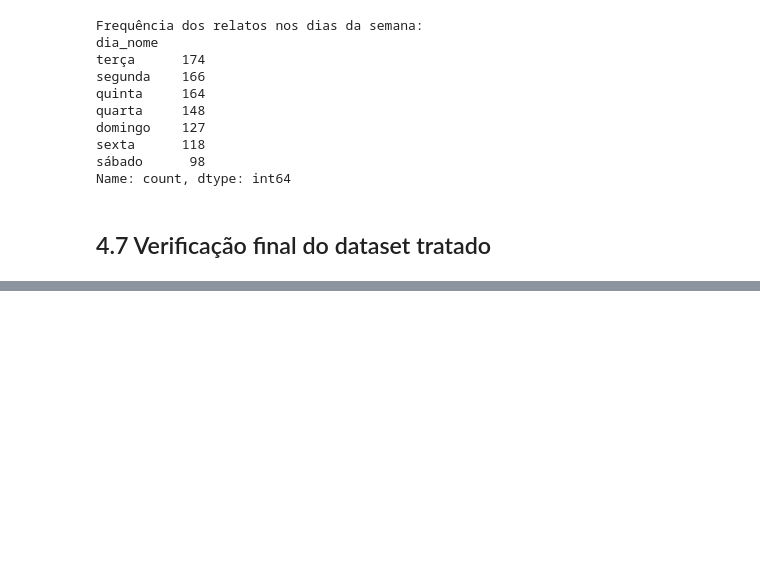
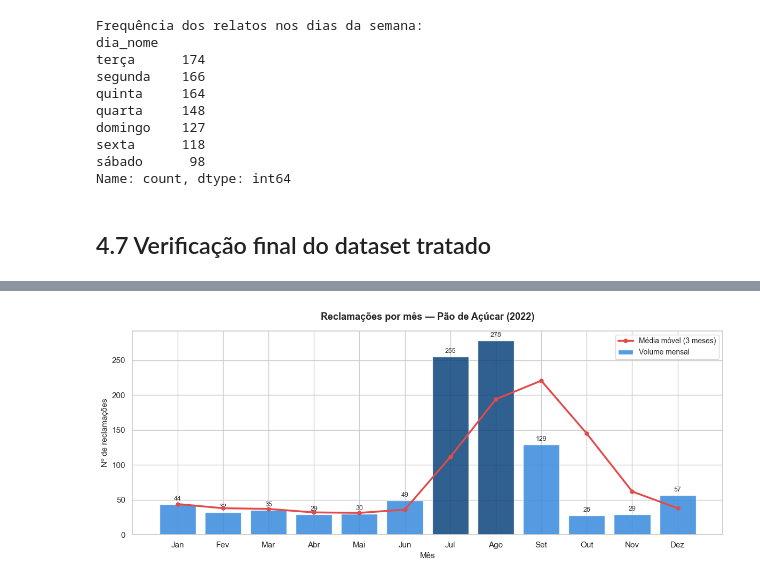
Before and after one commit to ThiagoSevenn/ciencia-de-dados-AV1, a Jupyter notebook: main.ipynb, the cells around one changed output, grey strips where cells are left out. Saved outputs shown, nothing was run; the diff lists cells and outputs as text; code cells hidden in the pictures; blank space fills up the shorter version.

```diff
--- a/main.ipynb
+++ b/main.ipynb
@@ -383,0 +392,47 @@ dtype: int64
+# %%
+import matplotlib.pyplot as plt
+import matplotlib.ticker as mticker
+import seaborn as sns
+import numpy as np
+
+sns.set_theme(style='whitegrid', palette='muted')
+
+meses_map = {1:'Jan',2:'Fev',3:'Mar',4:'Abr',5:'Mai',6:'Jun',
+             7:'Jul',8:'Ago',9:'Set',10:'Out',11:'Nov',12:'Dez'}
+
+# Agrupamento mensal
+mensal = (data.groupby('mes')
+              .size()
+              .reset_index(name='reclamacoes')
+              .sort_values('mes'))
+mensal['mes_nome']    = mensal['mes'].map(meses_map)
+mensal['media_movel'] = mensal['reclamacoes'].rolling(window=3, min_periods=1).mean()
+
+fig, ax = plt.subplots(figsize=(12, 5))
+
+# Barras
+cores = ['#378ADD' if v < 200 else '#0C447C' for v in mensal['reclamacoes']]
+bars = ax.bar(mensal['mes_nome'], mensal['reclamacoes'],
+              color=cores, alpha=0.85, zorder=2, label='Volume mensal')
+
+# Valores sobre as barras
+for bar, val in zip(bars, mensal['reclamacoes']):
+    ax.text(bar.get_x() + bar.get_width()/2, bar.get_height() + 3,
+            str(val), ha='center', va='bottom', fontsize=9, color='#333')
+
+# Linha de média móvel
+ax.plot(mensal['mes_nome'], mensal['media_movel'],
+        color='#E24B4A', linewidth=2.5, marker='o', markersize=5,
+        label='Média móvel (3 meses)', zorder=3)
+
+ax.set_xlabel('Mês', fontsize=11)
+ax.set_ylabel('Nº de reclamações', fontsize=11)
+ax.set_title('Reclamações por mês — Pão de Açúcar (2022)', fontsize=13, fontweight='bold', pad=15)
+ax.legend(fontsize=10)
+ax.yaxis.set_major_locator(mticker.MultipleLocator(50))
+ax.set_axisbelow(True)
+
+plt.tight_layout()
+plt.show()
+# %% [output]
+[figure, added]
```
Also changed, not shown: parts of 15 cells of this notebook.
